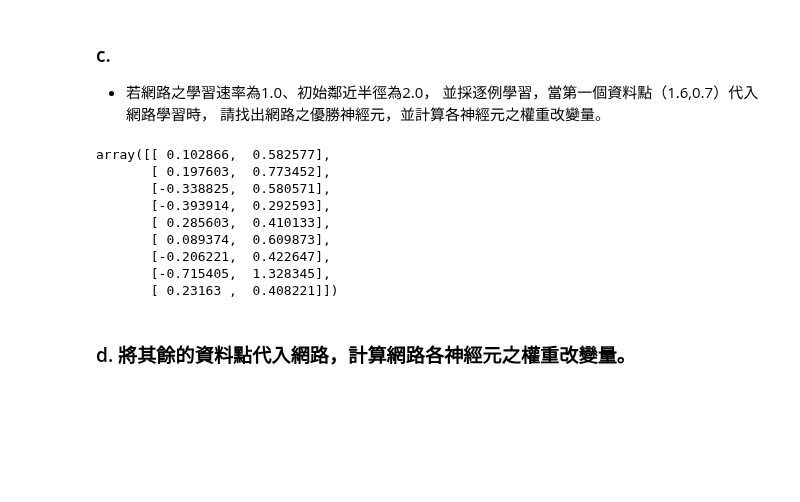
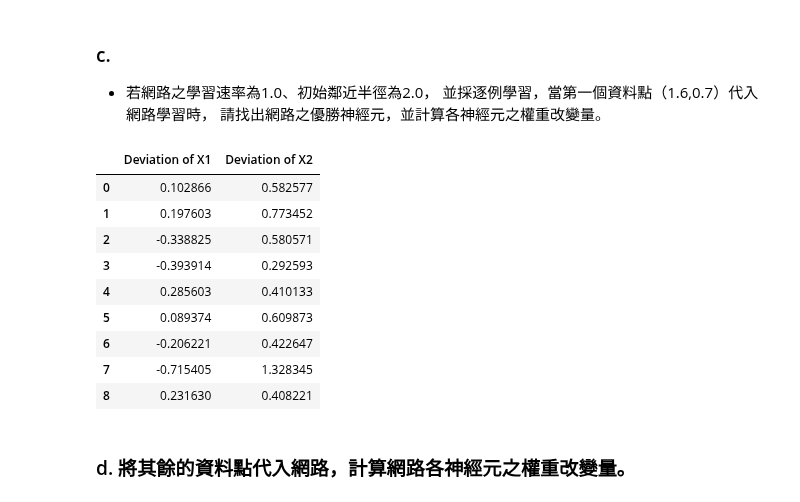
Before and after one commit to stupidpenguin/2021_Fall_BSE_Aritificial_Neural_Network, a Jupyter notebook: Homework_3/2_SOM_Network.ipynb, the cells around one changed output. Cells and saved outputs as stored; diff of their text form; code cells hidden in the pictures; blank space fills up the shorter version.

```diff
--- a/Homework_3/2_SOM_Network.ipynb
+++ b/Homework_3/2_SOM_Network.ipynb
@@ -139,18 +143,21 @@ for x in range(len(data_numpy)):
 
     for_plt.append(copy.deepcopy(model_weights))
     history_weights["Iterations {0}".format(x)] = model_weights.tolist()
-# %%
-for_plt[1] - for_plt[0]
-# %% [output]
-array([[ 0.102866,  0.582577],
-       [ 0.197603,  0.773452],
-       [-0.338825,  0.580571],
-       [-0.393914,  0.292593],
-       [ 0.285603,  0.410133],
-       [ 0.089374,  0.609873],
-       [-0.206221,  0.422647],
-       [-0.715405,  1.328345],
-       [ 0.23163 ,  0.408221]])
+# %%
+column_names = ["Deviation of X1", "Deviation of X2"]
+deviation = pd.DataFrame(for_plt[1] - for_plt[0],columns=column_names)
+deviation
+# %% [output]
+|  | Deviation of X1 | Deviation of X2 |
+| 0 | 0.102866 | 0.582577 |
+| 1 | 0.197603 | 0.773452 |
+| 2 | -0.338825 | 0.580571 |
+| 3 | -0.393914 | 0.292593 |
+| 4 | 0.285603 | 0.410133 |
+| 5 | 0.089374 | 0.609873 |
+| 6 | -0.206221 | 0.422647 |
+| 7 | -0.715405 | 1.328345 |
+| 8 | 0.231630 | 0.408221 |
 # %% [markdown]
 ### d. 將其餘的資料點代入網路，計算網路各神經元之權重改變量。
 # %%
```
Also changed, not shown: parts of 2 cells of this notebook.
